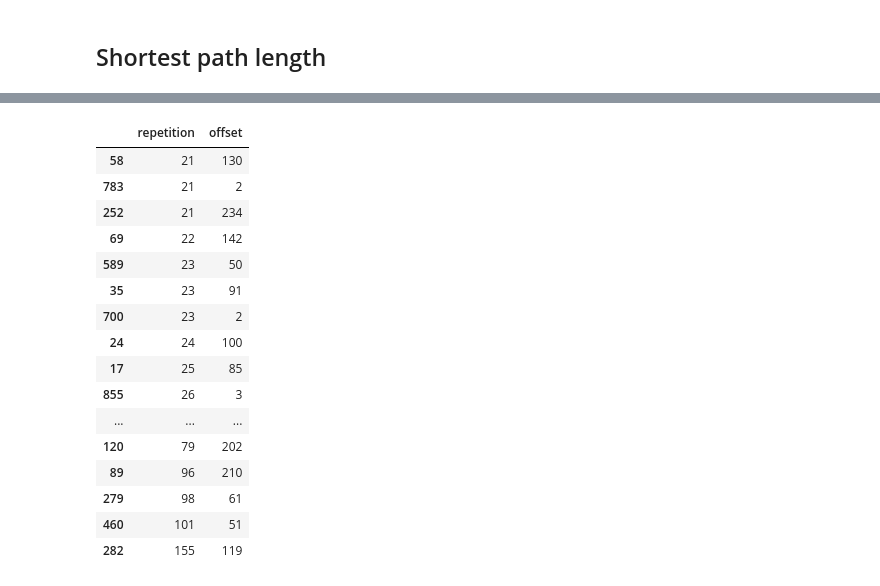
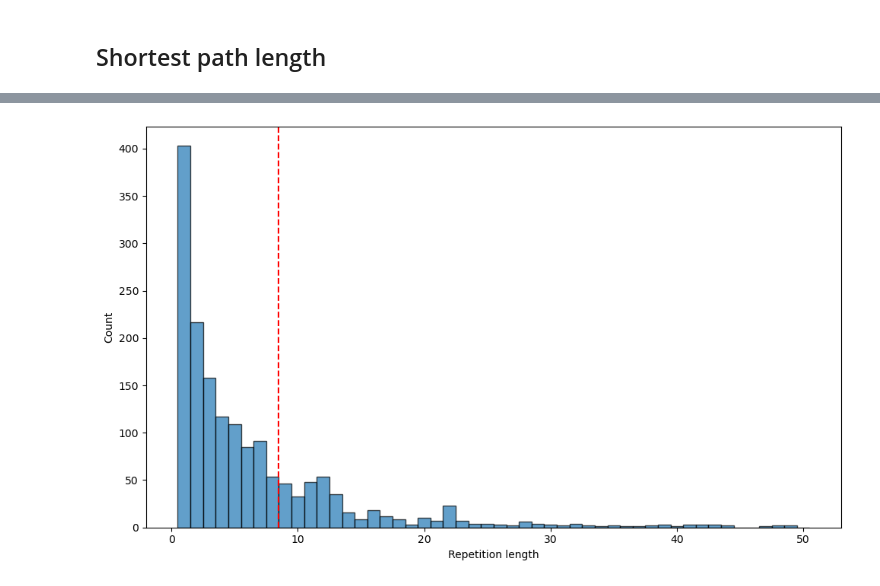
Before and after one commit to flopau76/dBG_project, a Jupyter notebook: analysis.ipynb, the cells around one changed output, grey strips where cells are left out. Drawn from its saved outputs; the diff is of its cells as text; code cells hidden in the pictures.

```diff
--- a/analysis.ipynb
+++ b/analysis.ipynb
@@ -255,20 +228,32 @@ plt.show()
-# %%
-df_r.tail(50)
-# %% [output]
-|  | repetition | offset |
-| 58 | 21 | 130 |
-| 783 | 21 | 2 |
-| 252 | 21 | 234 |
-| 69 | 22 | 142 |
-| 589 | 23 | 50 |
-| 35 | 23 | 91 |
-| 700 | 23 | 2 |
-| 24 | 24 | 100 |
-| 17 | 25 | 85 |
-| 855 | 26 | 3 |
-| ... | ... | ... |
-| 120 | 79 | 202 |
-| 89 | 96 | 210 |
-| 279 | 98 | 61 |
-| 460 | 101 | 51 |
-| 282 | 155 | 119 |
+# %%
+n = 8
+k = 23
+path = f"data/scerevisiae8_encoding/R_n{n}_k{k}.txt"
+
+rows = []
+with open(path) as f:
+    for line in f:
+        line = line.strip()
+        if line.startswith("R:"):
+            parts = line[2:].split("-")
+            if len(parts) == 2:
+                rep, offset = map(int, parts)
+                if rep > 0:
+                    rows.append({'rep': rep, 'offset': offset})
+
+df_r = pd.DataFrame(rows)
+df_r.sort_values(by='rep', inplace=True)
+r_series = df_r['rep']
+
+bins = np.arange(0.5, 50 + 1.5, 1)
+plt.figure(figsize=(10, 6))
+plt.hist(r_series, bins=bins, edgecolor='black', alpha=0.7)
+plt.xlabel('Repetition length')
+plt.ylabel('Count')
+plt.axvline(8.5, color='red', linestyle='--')
+# plt.title('Distribution of the path length')
+
+plt.tight_layout()
+plt.show()
+# %% [output]
+[figure, added]
```
Also changed, not shown: parts of 4 cells of this notebook, 2 other files.
